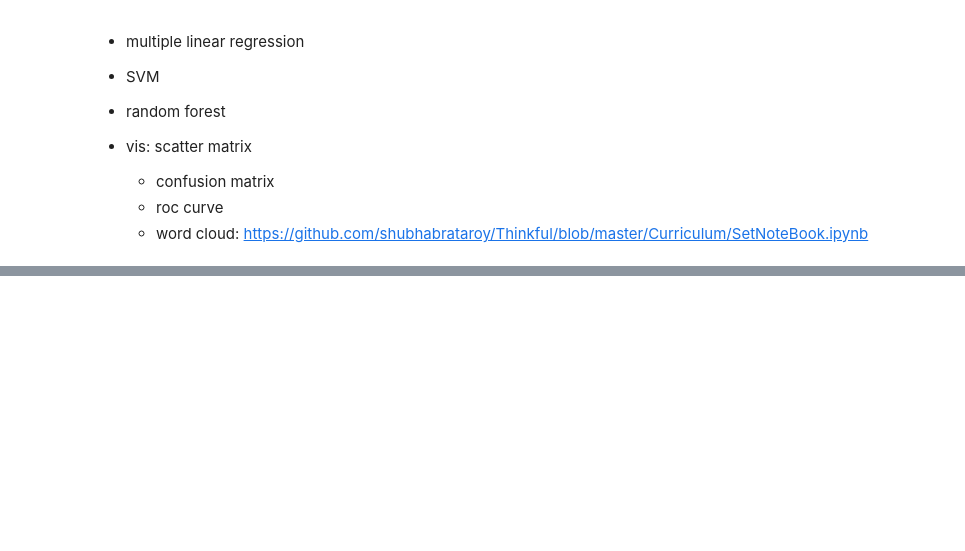
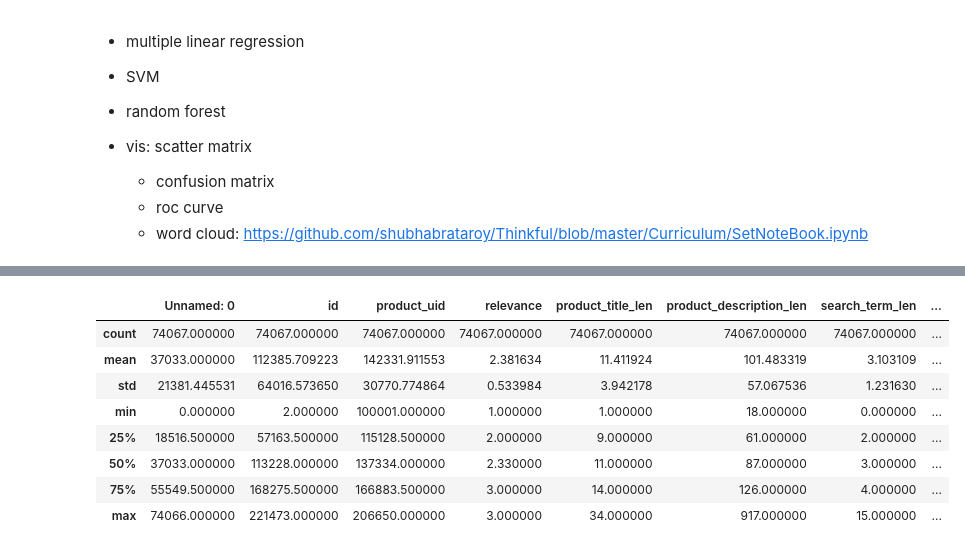
Before and after one commit to zxzjim/MyThinkful, a Jupyter notebook: CapStoneProject_n/Home Depot Product Search Relevance.ipynb, the cells around one changed output, grey strips where cells are left out. Saved outputs shown, nothing was run; the diff lists cells and outputs as text; code cells hidden in the pictures; blank space fills up the shorter version.

```diff
--- a/CapStoneProject_n/Home Depot Product Search Relevance.ipynb
+++ b/CapStoneProject_n/Home Depot Product Search Relevance.ipynb
@@ -566,0 +581,12 @@ train_merged.to_csv('train_merged_with_features.csv')
+# %%
+train_merged_f.describe()
+# %% [output]
+|  | Unnamed: 0 | id | product_uid | relevance | product_title_len | product_description_len | search_term_len | ... |
+| count | 74067.000000 | 74067.000000 | 74067.000000 | 74067.000000 | 74067.000000 | 74067.000000 | 74067.000000 | ... |
+| mean | 37033.000000 | 112385.709223 | 142331.911553 | 2.381634 | 11.411924 | 101.483319 | 3.103109 | ... |
+| std | 21381.445531 | 64016.573650 | 30770.774864 | 0.533984 | 3.942178 | 57.067536 | 1.231630 | ... |
+| min | 0.000000 | 2.000000 | 100001.000000 | 1.000000 | 1.000000 | 18.000000 | 0.000000 | ... |
+| 25% | 18516.500000 | 57163.500000 | 115128.500000 | 2.000000 | 9.000000 | 61.000000 | 2.000000 | ... |
+| 50% | 37033.000000 | 113228.000000 | 137334.000000 | 2.330000 | 11.000000 | 87.000000 | 3.000000 | ... |
+| 75% | 55549.500000 | 168275.500000 | 166883.500000 | 3.000000 | 14.000000 | 126.000000 | 4.000000 | ... |
+| max | 74066.000000 | 221473.000000 | 206650.000000 | 3.000000 | 34.000000 | 917.000000 | 15.000000 | ... |
```
Also changed, not shown: parts of 14 cells of this notebook, 1 other file.
